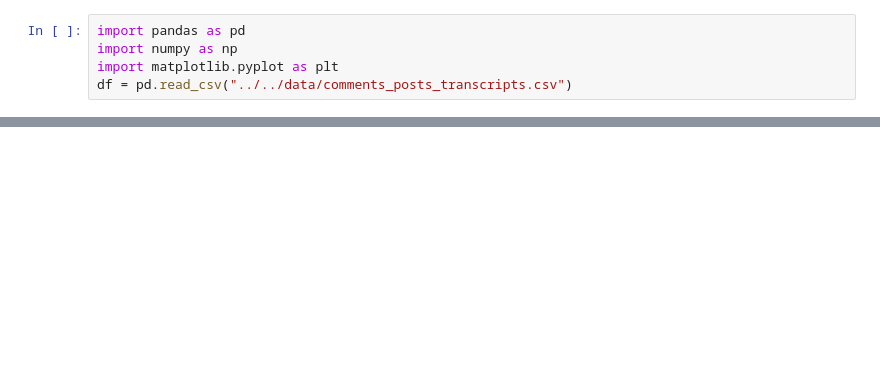
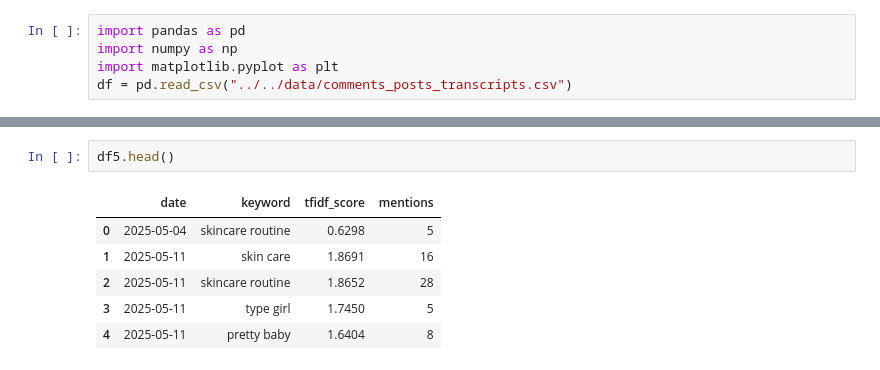
Before and after one commit to Hannah1171/skincare_analysis, a Jupyter notebook: skincare/scripts/test.ipynb, the cells around one changed output, grey strips where cells are left out. Cells and saved outputs as stored; diff of their text form; blank space fills up the shorter version.

```diff
--- a/skincare/scripts/test.ipynb
+++ b/skincare/scripts/test.ipynb
@@ -29,0 +175,9 @@ plt.show()
+# %%
+df5.head()
+# %% [output]
+|  | date | keyword | tfidf_score | mentions |
+| 0 | 2025-05-04 | skincare routine | 0.6298 | 5 |
+| 1 | 2025-05-11 | skin care | 1.8691 | 16 |
+| 2 | 2025-05-11 | skincare routine | 1.8652 | 28 |
+| 3 | 2025-05-11 | type girl | 1.7450 | 5 |
+| 4 | 2025-05-11 | pretty baby | 1.6404 | 8 |
```
Also changed, not shown: parts of 20 cells of this notebook, 13 other files.
